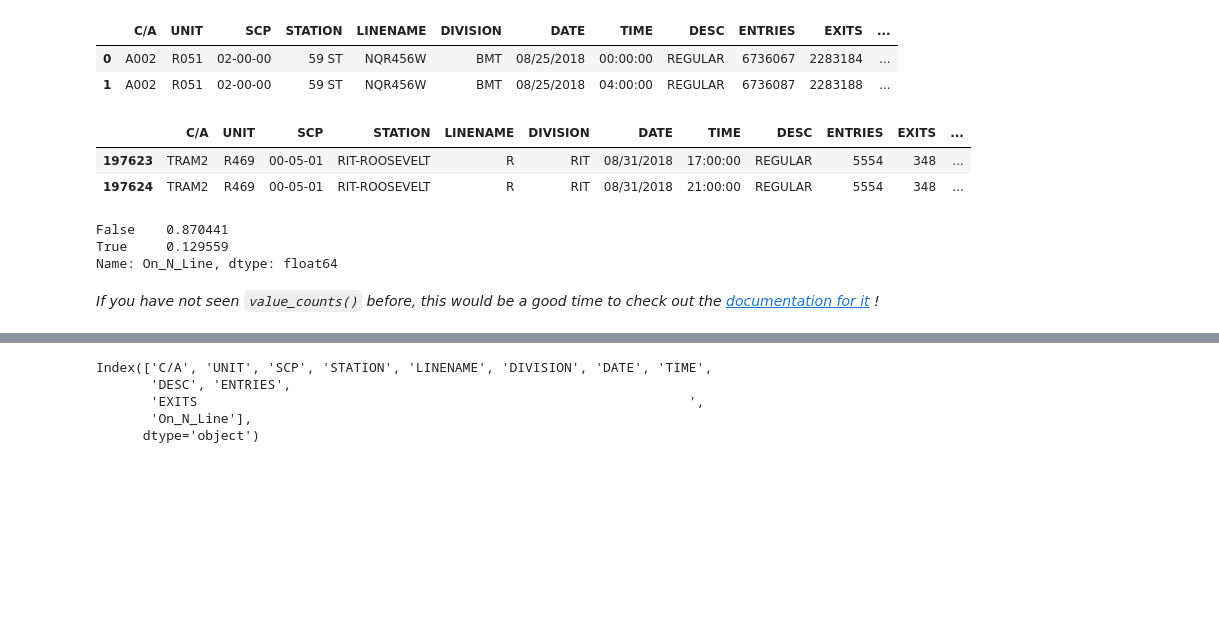
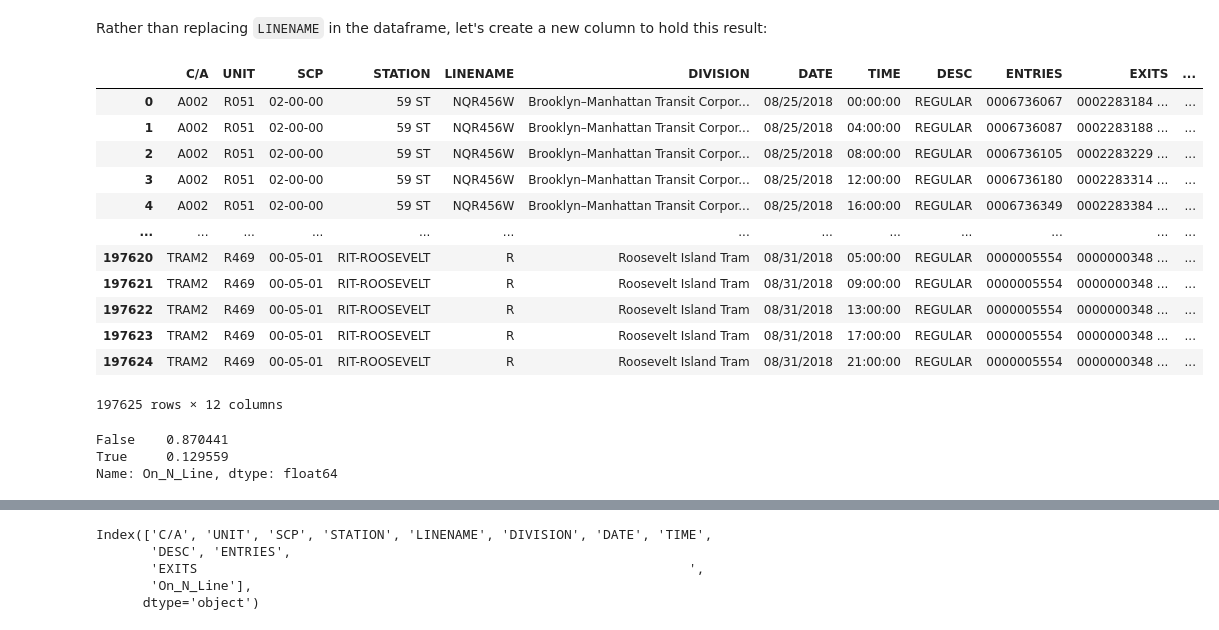
Before and after one commit to learn-co-curriculum/dsc-pandas-series-and-dataframes, a Jupyter notebook: index.ipynb, the cells around one changed output, grey strips where cells are left out. Drawn from its saved outputs; the diff is of its cells as text; code cells hidden in the pictures; blank space fills up the shorter version.

```diff
--- a/index.ipynb
+++ b/index.ipynb
@@ -33,5 +38,4 @@ import matplotlib.pyplot as plt
 # %%
-df = pd.read_csv('turnstile_180901.txt')
-print(df.shape)
-df.head()
+df = pd.read_csv('turnstile_180901.txt', dtype=str)
+df
 # %% [output]
@@ -69,0 +112,9 @@ Let's start by filtering the data down to all stations for the N line. To do thi
+# %%
+division_mapping = {
+    "IRT": "Interborough Rapid Transit Company",
+    "IND": "Independent Subway System",
+    "BMT": "Brooklyn–Manhattan Transit Corporation",
+    "PTH": "Port Authority Trans-Hudson (PATH)",
+    "SRT": "Staten Island Rapid Transit",
+    "RIT": "Roosevelt Island Tram"
+}
@@ -69,0 +140,3 @@ Let's start by filtering the data down to all stations for the N line. To do thi
+# %%
+df['DIVISION'] = df['DIVISION'].map(division_mapping)
+df['DIVISION'].value_counts()
@@ -79,6 +191,6 @@ def contains_n(text):
         return False
 
 # Or the shorter, more pythonic way
+# (this overwrites the previous function)
 def contains_n(text):
-    bool_val = 'N' in text
-    return bool_val
+    return 'N' in text
@@ -85,22 +231,26 @@ def contains_n(text):
+# %% [markdown]
+Rather than replacing `LINENAME` in the dataframe, let's create a new column to hold this result:
 # %%
 df['On_N_Line'] = df['LINENAME'].map(contains_n)
-df.head(2)
+df
 # %% [output]
 |  | C/A | UNIT | SCP | STATION | LINENAME | DIVISION | DATE | TIME | DESC | ENTRIES | EXITS | ... |
-| 0 | A002 | R051 | 02-00-00 | 59 ST | NQR456W | BMT | 08/25/2018 | 00:00:00 | REGULAR | 6736067 | 2283184 | ... |
-| 1 | A002 | R051 | 02-00-00 | 59 ST | NQR456W | BMT | 08/25/2018 | 04:00:00 | REGULAR | 6736087 | 2283188 | ... |
+| 0 | A002 | R051 | 02-00-00 | 59 ST | NQR456W | Brooklyn–Manhattan Transit Corpor... | 08/25/2018 | 00:00:00 | REGULAR | 0006736067 | 0002283184 ... | ... |
+| 1 | A002 | R051 | 02-00-00 | 59 ST | NQR456W | Brooklyn–Manhattan Transit Corpor... | 08/25/2018 | 04:00:00 | REGULAR | 0006736087 | 0002283188 ... | ... |
+| 2 | A002 | R051 | 02-00-00 | 59 ST | NQR456W | Brooklyn–Manhattan Transit Corpor... | 08/25/2018 | 08:00:00 | REGULAR | 0006736105 | 0002283229 ... | ... |
+| 3 | A002 | R051 | 02-00-00 | 59 ST | NQR456W | Brooklyn–Manhattan Transit Corpor... | 08/25/2018 | 12:00:00 | REGULAR | 0006736180 | 0002283314 ... | ... |
+| 4 | A002 | R051 | 02-00-00 | 59 ST | NQR456W | Brooklyn–Manhattan Transit Corpor... | 08/25/2018 | 16:00:00 | REGULAR | 0006736349 | 0002283384 ... | ... |
+| ... | ... | ... | ... | ... | ... | ... | ... | ... | ... | ... | ... | ... |
+| 197620 | TRAM2 | R469 | 00-05-01 | RIT-ROOSEVELT | R | Roosevelt Island Tram | 08/31/2018 | 05:00:00 | REGULAR | 0000005554 | 0000000348 ... | ... |
+| 197621 | TRAM2 | R469 | 00-05-01 | RIT-ROOSEVELT | R | Roosevelt Island Tram | 08/31/2018 | 09:00:00 | REGULAR | 0000005554 | 0000000348 ... | ... |
+| 197622 | TRAM2 | R469 | 00-05-01 | RIT-ROOSEVELT | R | Roosevelt Island Tram | 08/31/2018 | 13:00:00 | REGULAR | 0000005554 | 0000000348 ... | ... |
+| 197623 | TRAM2 | R469 | 00-05-01 | RIT-ROOSEVELT | R | Roosevelt Island Tram | 08/31/2018 | 17:00:00 | REGULAR | 0000005554 | 0000000348 ... | ... |
+| 197624 | TRAM2 | R469 | 00-05-01 | RIT-ROOSEVELT | R | Roosevelt Island Tram | 08/31/2018 | 21:00:00 | REGULAR | 0000005554 | 0000000348 ... | ... |
+197625 rows × 12 columns
-# %%
-df.tail(2)
-# %% [output]
-|  | C/A | UNIT | SCP | STATION | LINENAME | DIVISION | DATE | TIME | DESC | ENTRIES | EXITS | ... |
-| 197623 | TRAM2 | R469 | 00-05-01 | RIT-ROOSEVELT | R | RIT | 08/31/2018 | 17:00:00 | REGULAR | 5554 | 348 | ... |
-| 197624 | TRAM2 | R469 | 00-05-01 | RIT-ROOSEVELT | R | RIT | 08/31/2018 | 21:00:00 | REGULAR | 5554 | 348 | ... |
 # %%
 df['On_N_Line'].value_counts(normalize=True)
 # %% [output]
 False    0.870441
 True     0.129559
 Name: On_N_Line, dtype: float64
-# %% [markdown]
-*If you have not seen `value_counts()` before, this would be a good time to check out the [documentation for it](https://pandas.pydata.org/pandas-docs/stable/reference/api/pandas.Series.value_counts.html) !*
 # %% [markdown]
```
Also changed, not shown: parts of 106 cells of this notebook, 1 other file.
